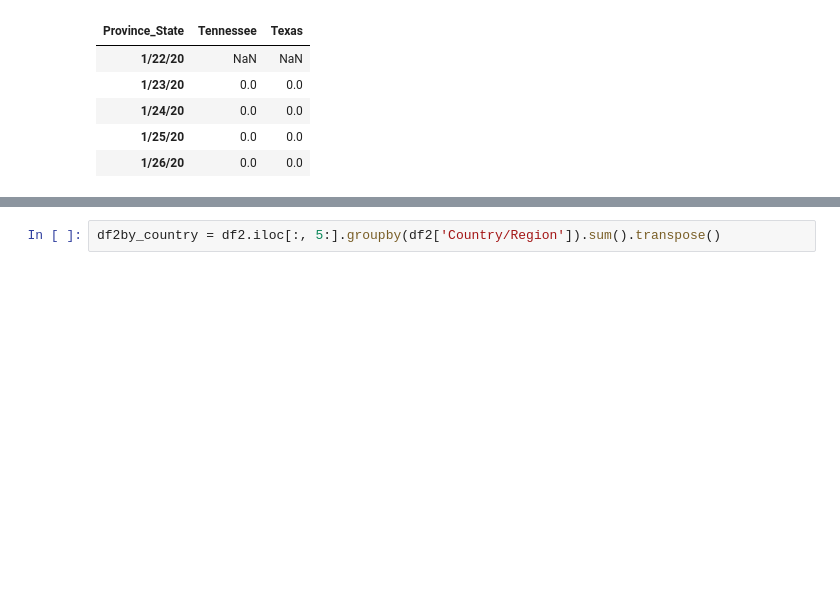
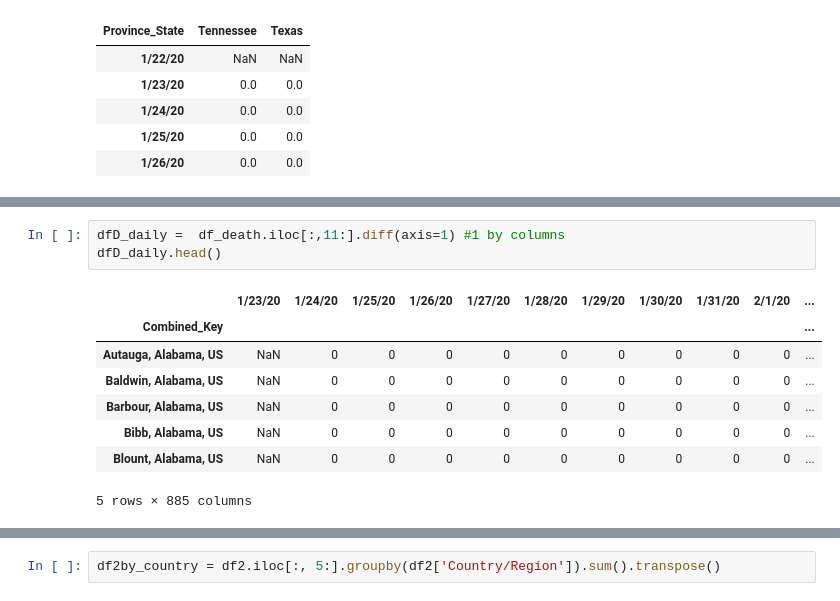
Before and after one commit to hongqin/Python-CoLab-bootcamp, a Jupyter notebook: Learn_Python_by_analying_covid19.ipynb, the cells around one changed output, grey strips where cells are left out. Drawn from its saved outputs; the diff is of its cells as text; blank space fills up the shorter version.

```diff
--- a/Learn_Python_by_analying_covid19.ipynb
+++ b/Learn_Python_by_analying_covid19.ipynb
@@ -830,0 +776,12 @@ df_Hamilton2.loc['2020-02-01':'2022-07-01', ].rolling(window=15).median().plot()
+# %%
+dfD_daily =  df_death.iloc[:,11:].diff(axis=1) #1 by columns
+dfD_daily.head()
+# %% [output]
+|  | 1/23/20 | 1/24/20 | 1/25/20 | 1/26/20 | 1/27/20 | 1/28/20 | 1/29/20 | 1/30/20 | 1/31/20 | 2/1/20 | ... |
+| Combined_Key |  |  |  |  |  |  |  |  |  |  | ... |
+| Autauga, Alabama, US | NaN | 0 | 0 | 0 | 0 | 0 | 0 | 0 | 0 | 0 | ... |
+| Baldwin, Alabama, US | NaN | 0 | 0 | 0 | 0 | 0 | 0 | 0 | 0 | 0 | ... |
+| Barbour, Alabama, US | NaN | 0 | 0 | 0 | 0 | 0 | 0 | 0 | 0 | 0 | ... |
+| Bibb, Alabama, US | NaN | 0 | 0 | 0 | 0 | 0 | 0 | 0 | 0 | 0 | ... |
+| Blount, Alabama, US | NaN | 0 | 0 | 0 | 0 | 0 | 0 | 0 | 0 | 0 | ... |
+5 rows × 885 columns
```
Also changed, not shown: parts of 95 cells of this notebook.
